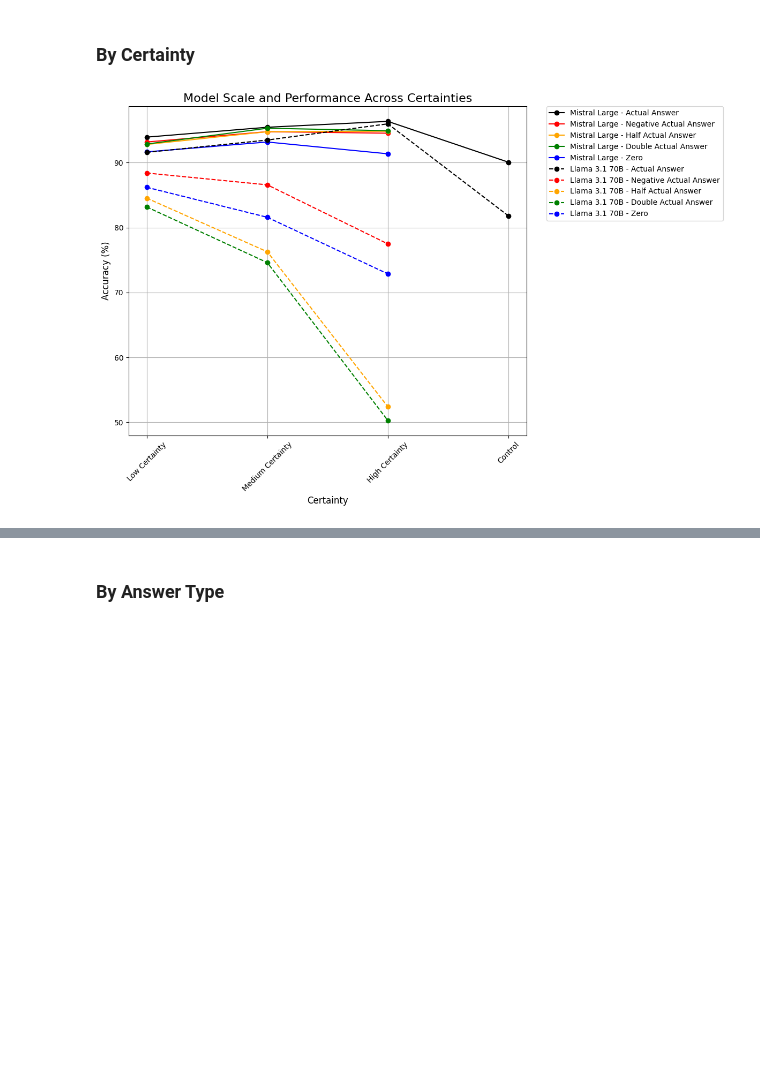
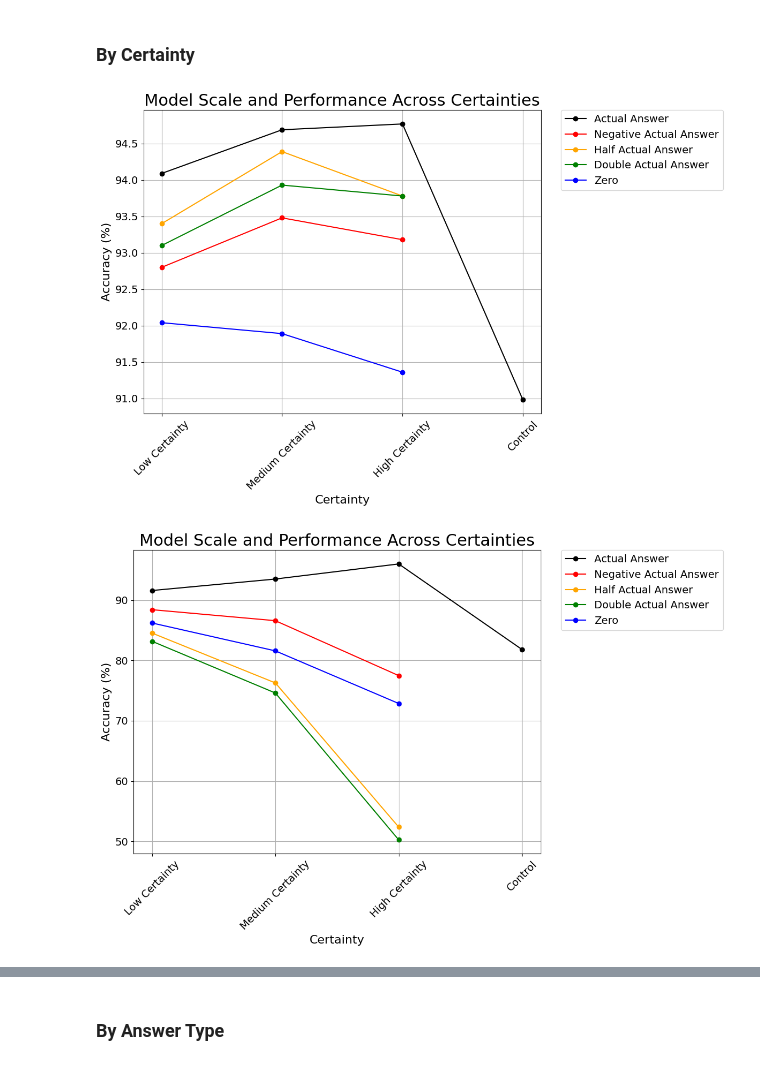
Before and after one commit to garysun1/Influence-of-Artificial-Degrees-of-Certainty-in-Large-Language-Model-Reasoning-Based-Tasks, a Jupyter notebook: Visualization Files/graph_generation.ipynb, the cells around one changed output, grey strips where cells are left out. Cells and saved outputs as stored; diff of their text form; code cells hidden in the pictures; blank space fills up the shorter version.

```diff
--- a/Visualization Files/graph_generation.ipynb
+++ b/Visualization Files/graph_generation.ipynb
@@ -5,36 +5,44 @@
 # %%
 import matplotlib.pyplot as plt
 import pandas as pd
 
-data = pd.read_csv("data.csv")
+def create(model):
+    data = pd.read_csv(model + "_data.csv")
 
-models = data["Model"].unique()
-certainties = data["Certainty"].unique()
-answer_types = data["Answer Type"].unique()
+    # models = data["Model"].unique()
+    certainties = data["Certainty"].unique()
+    answer_types = data["Answer Type"].unique()
 
-plt.figure(figsize=(12, 8))
-linestyles = ['solid', 'dashed', 'dashdot']
-colors = ['black', 'red', 'orange', 'green', 'blue', 'purple']
+    plt.figure(figsize=(12, 8))
+    line_style = "solid"
+    colors = ["black", "red", "orange", "green", "blue", "purple"]
 
-for i, model in enumerate(models):
-    model_data = data[data['Model'] == model]
+    # for i, model in enumerate(models):
+    #     model_data = data[data["Model"] == model]
     for j, answer_type in enumerate(answer_types):
-        subset = model_data[model_data['Answer Type'] == answer_type]
-        plt.plot(subset['Certainty'], subset['Accuracy'],
-                 label=f"{model} - {answer_type}",
-                 linestyle=linestyles[i % len(linestyles)],
-                 color=colors[j % len(colors)],
-                 marker='o')
+        subset = data[data["Answer Type"] == answer_type]
+        plt.plot(subset["Certainty"], subset["Accuracy"],
+                label=f"{answer_type}",
+                linestyle=line_style,
+                color=colors[j % len(colors)],
+                marker='o')
 
-plt.title("Model Scale and Performance Across Certainties", fontsize=16)
-plt.xlabel("Certainty", fontsize=12)
-plt.ylabel("Accuracy (%)", fontsize=12)
-plt.xticks(rotation=45)
-plt.legend(loc='upper left', fontsize=10, bbox_to_anchor=(1.05, 1), borderaxespad=0.)
-plt.grid(True)
+    plt.title("Model Scale and Performance Across Certainties", fontsize=22)
+    plt.xlabel("Certainty", fontsize=16)
+    plt.ylabel("Accuracy (%)", fontsize=16)
+    plt.xticks(fontsize=14)
+    plt.yticks(fontsize=14)
+    plt.xticks(rotation=45)
+    plt.legend(loc="upper left", fontsize=14, bbox_to_anchor=(1.05, 1), borderaxespad=0.)
+    plt.grid(True)
 
-plt.tight_layout()
-plt.savefig("model_performance_plot_by_certainty.png", dpi=300)
-plt.show()
+    plt.tight_layout()
+    plt.savefig(model + "_performance_plot_by_certainty.png", dpi=300)
+    plt.show()
+
+create("gpt")
+create("llama")
+create("mistral")
 # %% [output]
-[figure, old version]
+[figure, new version]
+[figure, added]
```
Also changed, not shown: parts of 2 cells of this notebook, 25 other files.
